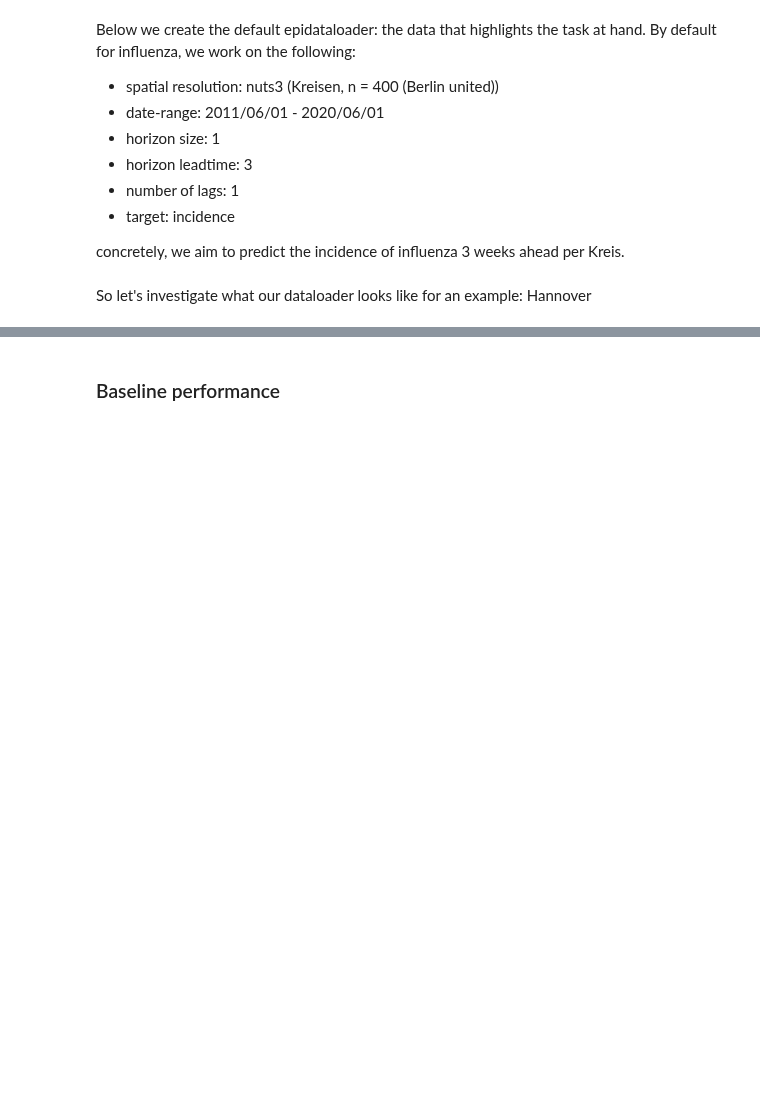
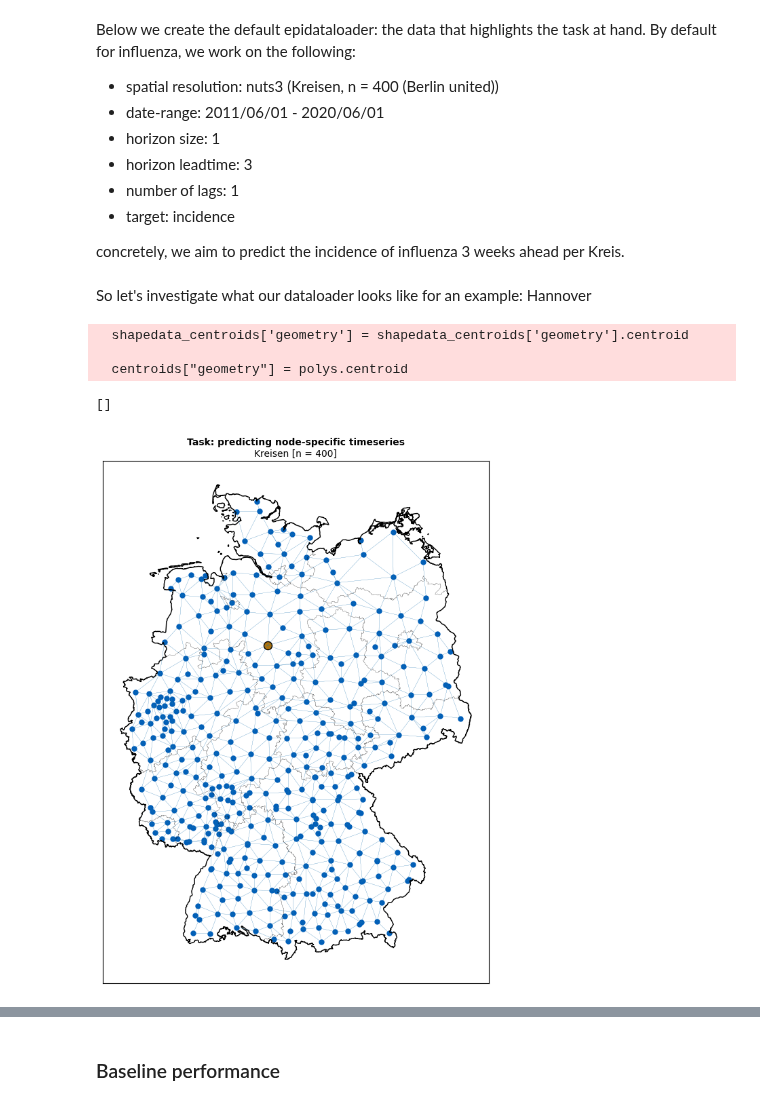
Before and after one commit to stends2001/infectious_disease_gnn, a Jupyter notebook: src/notebooks/1. introduction.ipynb, the cells around one changed output, grey strips where cells are left out. Cells and saved outputs as stored; diff of their text form; code cells hidden in the pictures; blank space fills up the shorter version.

```diff
--- a/src/notebooks/1. introduction.ipynb
+++ b/src/notebooks/1. introduction.ipynb
@@ -84,6 +84,75 @@ data_orchestrator = (DataOrchestrator(config)
                         )
 # %% [markdown]
 So let's investigate what our dataloader looks like for an example: Hannover
+# %%
+# map:
+import matplotlib.pyplot as plt
+import geopandas as gpd
+import seaborn as sns
+import os
+
+import geopandas as gpd
+from shapely.geometry import LineString
+from sklearn.neighbors import NearestNeighbors
+
+
+node_idx = [26]
+
+nuts_selection = data_orchestrator.data_context.nuts_names[data_orchestrator.data_context.nuts_names['node'].isin(node_idx)]
+
+selection_keys = list(nuts_selection['nuts3_key'].unique())
+selection_names= list(nuts_selection['nuts3_name'].unique())
+
+shapefiles_germany_folder       = os.path.join(get_data_env(),"processed/germany/geospatial/shapefiles")
+
+shp_ge_nuts0    = gpd.read_file(os.path.join(shapefiles_germany_folder,'shape_nuts0.shp'))
+shp_ge_nuts1    = gpd.read_file(os.path.join(shapefiles_germany_folder,'shape_nuts1.shp'))
+shp_ge_nuts2    = gpd.read_file(os.path.join(shapefiles_germany_folder,'shape_nuts2.shp'))
+
+shapedata = data_orchestrator.data_context.shapedata
+shapedata_centroids = shapedata.copy()
+shapedata_centroids['geometry'] = shapedata_centroids['geometry'].centroid
+
+
+polys = shapedata  # original polygons
+centroids = polys.copy()
+centroids["geometry"] = polys.centroid
+
+lines = []
+for i, geom in polys.geometry.items():
+    neighbors = polys[polys.geometry.touches(geom)].index
+    for j in neighbors:
+        lines.append(LineString([
+            centroids.loc[i, "geometry"],
+            centroids.loc[j, "geometry"]
+        ]))
+
+lines_gdf = gpd.GeoDataFrame(geometry=lines, crs=polys.crs)
+
+rki_blue_c  = '#B87200'
+rki_blue    = '#005eb8'
+
+fig, ax = plt.subplots(1,1, figsize = (10,10))
+lines_gdf.plot(ax= ax, linewidth=0.1)
+shapedata_centroids.plot(ax = ax, markersize = 25, color = rki_blue)
+shapedata_centroids[shapedata_centroids['node'].isin(node_idx)].plot(ax = ax, markersize = 75, edgecolor = 'black', color = rki_blue_c)
+shp_ge_nuts1.plot(ax=ax, facecolor='none',  edgecolor='black',    linewidth=0.1)
+shp_ge_nuts0.plot(ax=ax, facecolor='none',  edgecolor='black',    linewidth=1)
+ax.set_title(f'Task: predicting node-specific timeseries', fontsize = 10, fontweight = 'bold', pad = 17)
+ax.text(
+        0.5, 1.005, 'Kreisen [n = 400]',
+        transform=ax.transAxes,
+        ha="center",
+        va="bottom"
+    )
+ax.set_xticks([])
+ax.set_yticks([])
+# %% [output]
+  shapedata_centroids['geometry'] = shapedata_centroids['geometry'].centroid
+
+  centroids["geometry"] = polys.centroid
+[]
+[figure, added]
 # %%
 dataloader_hannover = data_orchestrator.preview(26, 'processed')
 dataloader_hannover = (
```
Also changed, not shown: parts of 2 cells of this notebook, 8 other files.
